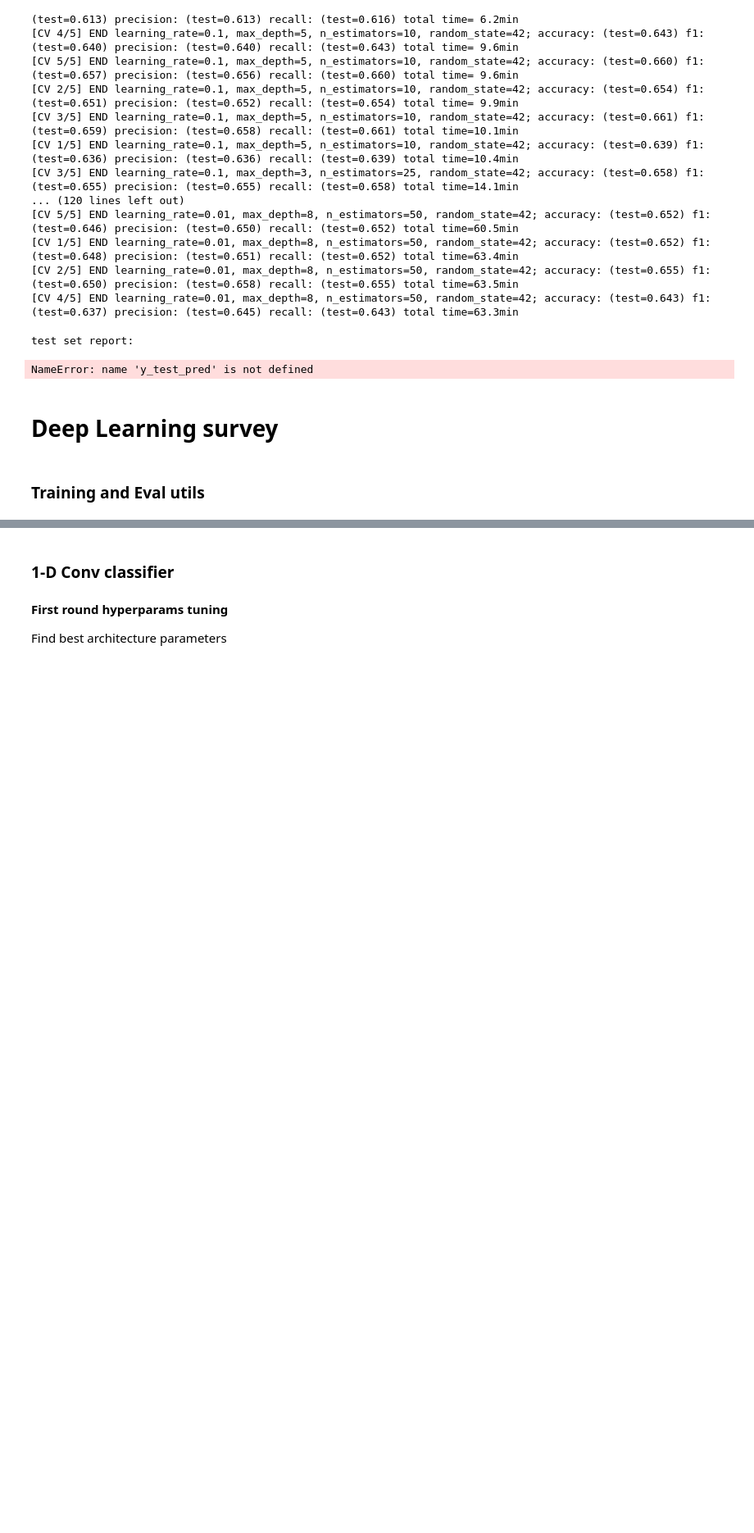
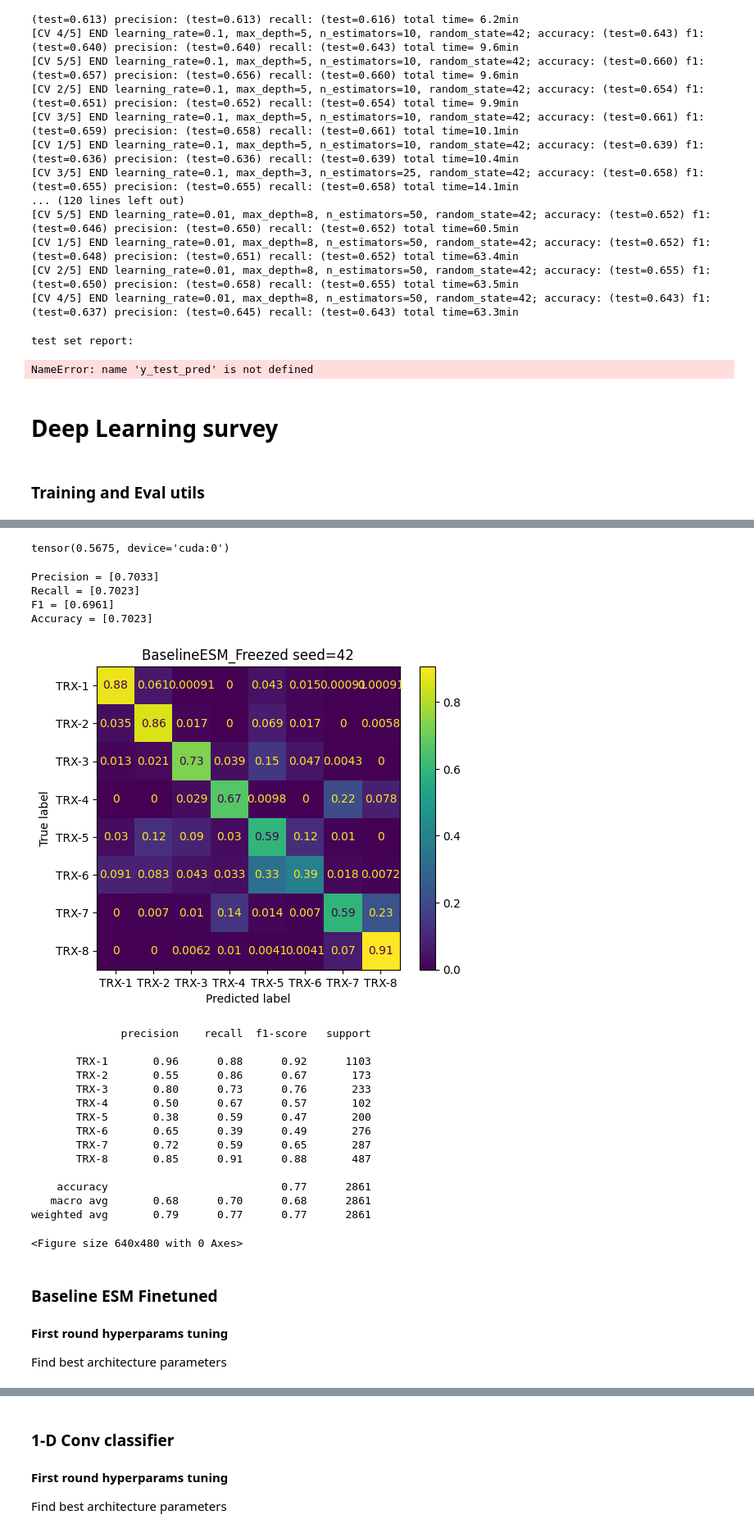
Before and after one commit to Mancio98/SPIN, a Jupyter notebook: notebooks/testing_TRX.ipynb, the cells around one changed output, grey strips where cells are left out. Shown at 82% size. Cells and saved outputs as stored; diff of their text form; code cells hidden in the pictures; blank space fills up the shorter version.

```diff
--- a/notebooks/testing_TRX.ipynb
+++ b/notebooks/testing_TRX.ipynb
@@ -129,6 +138,14 @@ from sklearn.utils import compute_class_weight
 
 class_weights = compute_class_weight(class_weight='balanced', classes=np.array(range(len(classes))), y=train_df['label'])
 class2weights = {i:w for i,w in enumerate(class_weights)}
+# %%
+for c in classes:
+
+    f = open(DIR_PATH / f"test_{c}.fasta", "w")
+    fasta = "\n".join(f">{row.id_seq}\n{row.sequence}" \
+                      for row in test_df[test_df['group']==c][['id_seq','sequence']].itertuples(index=False))
+    f.write(fasta)
+    f.close()
 # %% [markdown]
 ### Sequence identity
 # %%
@@ -539,11 +555,13 @@ class EvalMetrics:
 
         self.y_true = []
         self.y_pred = []
+        self.y_prob = []
 
     def clear(self):
 
         self.y_true = []
         self.y_pred = []
+        self.y_prob = []
 
     def step(self):
         """
@@ -556,10 +574,13 @@ class EvalMetrics:
 
         self.clear()
 
-    def update(self, y_true, y_pred):
+    def update(self, y_true, y_pred, y_prob=None):
 
         self.y_true.extend(y_true)
         self.y_pred.extend(y_pred)
+
+        if y_prob is not None:
+            self.y_prob.extend(y_prob)
 
     def compute(self) -> defaultdict:
         """
@@ -981,0 +1170,55 @@ def plot_cm(y_true, y_pred, title, labels=None):
+# %%
+fix_random(best_seed)
+
+model = BaselineESM(device, best_overall_params)
+model = load_ckpt(model, best_model_path)
+
+conv_test_metrics = EvalMetrics(len(classes), class2weights)
+model.to(device)
+evaluate(
+    model, model_criterion, conv_test_metrics, test_loader, verbose=1
+    )
+# %% [output]
+tensor(0.5675, device='cuda:0')
+# %%
+precision = precision_score(conv_test_metrics.y_true, conv_test_metrics.y_pred, average='macro', sample_weight=compute_sample_weight(class2weights, conv_test_metrics.y_true))
+
+recall = recall_score(conv_test_metrics.y_true, conv_test_metrics.y_pred, average='macro', sample_weight=compute_sample_weight(class2weights, conv_test_metrics.y_true))
+
+print(
+    f'Precision = [{precision :.4f}]\n'
+    f'Recall = [{recall :.4f}] \n'
+    f'F1 = [{report_metrics['test'][best_seed]["f1_score"] :.4f}] \n'
+    f'Accuracy = [{report_metrics['test'][best_seed]["accuracy"] :.4f}]'
+    )
+# %% [output]
+Precision = [0.7033]
+Recall = [0.7023]
+F1 = [0.6961]
+Accuracy = [0.7023]
+# %%
+plot_cm(conv_test_metrics.y_true, conv_test_metrics.y_pred, f"{model.__class__.__name__} seed={best_seed}", classes)
+print(classification_report(conv_test_metrics.y_true, conv_test_metrics.y_pred, target_names=classes, zero_division=1.0))
+# %% [output]
+[figure, added]
+              precision    recall  f1-score   support
+
+       TRX-1       0.96      0.88      0.92      1103
+       TRX-2       0.55      0.86      0.67       173
+       TRX-3       0.80      0.73      0.76       233
+       TRX-4       0.50      0.67      0.57       102
+       TRX-5       0.38      0.59      0.47       200
+       TRX-6       0.65      0.39      0.49       276
+       TRX-7       0.72      0.59      0.65       287
+       TRX-8       0.85      0.91      0.88       487
+
+    accuracy                           0.77      2861
+   macro avg       0.68      0.70      0.68      2861
+weighted avg       0.79      0.77      0.77      2861
+<Figure size 640x480 with 0 Axes>
+# %% [markdown]
+### Baseline ESM Finetuned
+# %% [markdown]
+**First round hyperparams tuning**
+
+Find best architecture parameters
```
Also changed, not shown: parts of 111 cells of this notebook, 19 other files.
